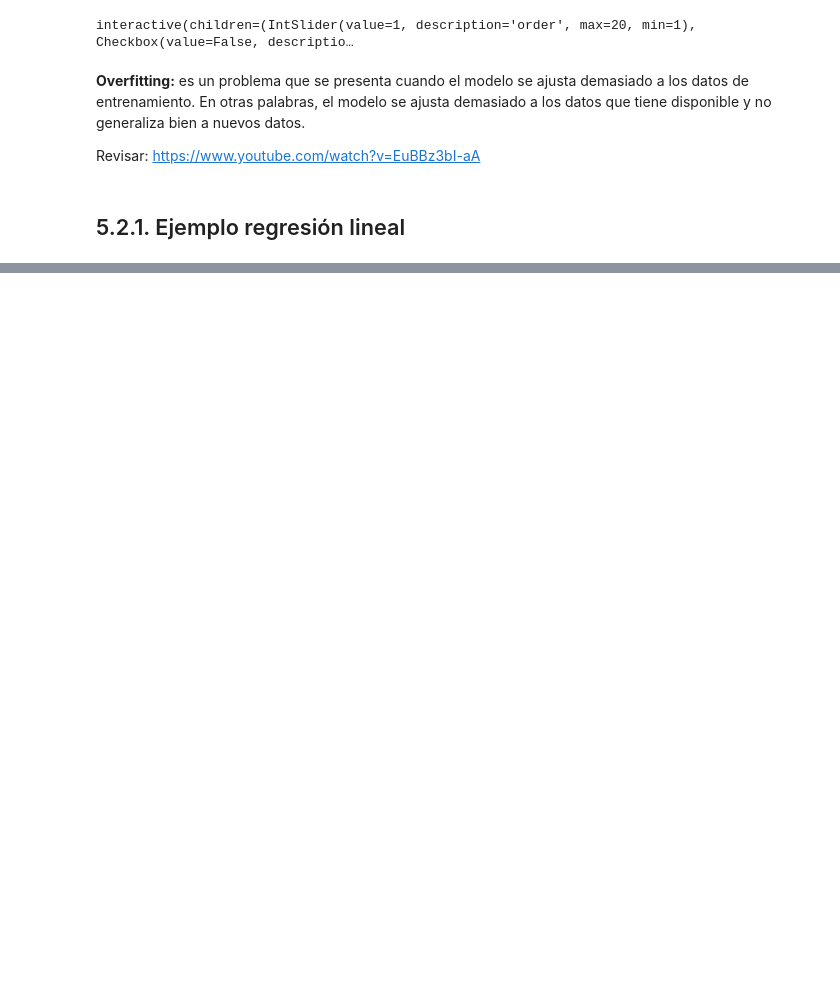
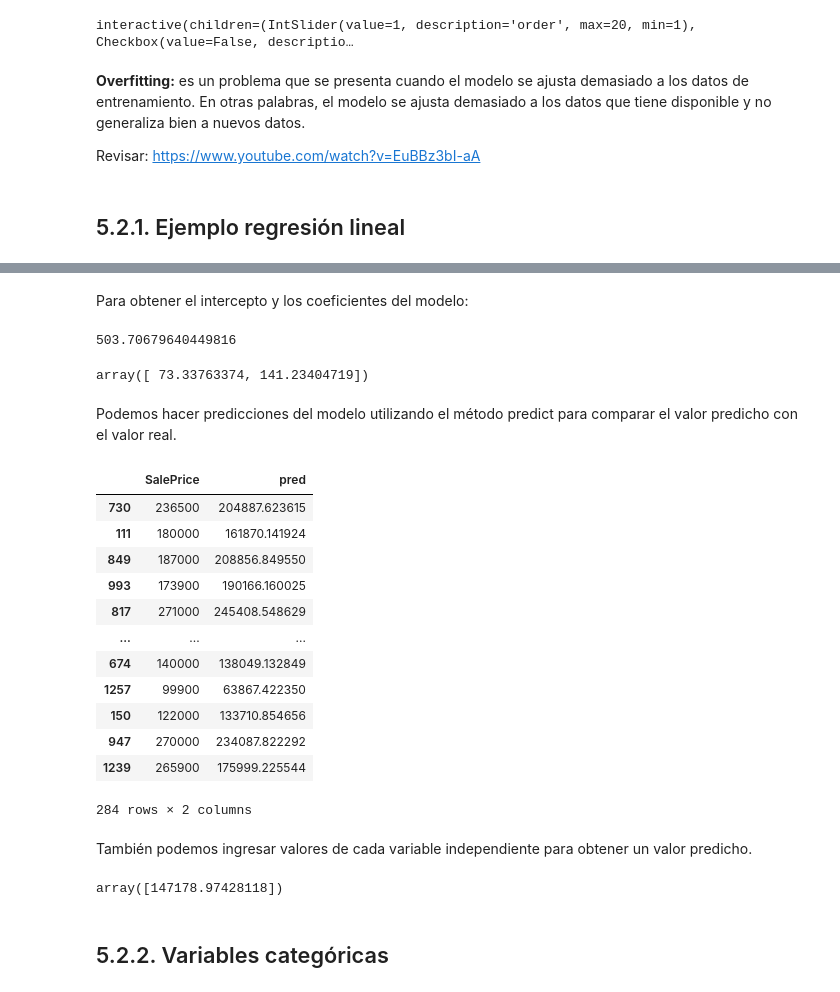
Before and after one commit to alejo-acosta/pmdb-material, a Jupyter notebook: 5.0-modelamiento.ipynb, the cells around one changed output, grey strips where cells are left out. Cells and saved outputs as stored; diff of their text form; code cells hidden in the pictures; blank space fills up the shorter version.

```diff
--- a/5.0-modelamiento.ipynb
+++ b/5.0-modelamiento.ipynb
@@ -232,13 +264,6 @@ from sklearn.linear_model import LinearRegression
 from sklearn.model_selection import train_test_split
 
 y = df['SalePrice']
-X = df[['GrLivArea']]
+X = df[['GrLivArea', 'GarageArea']]
 
 X_train, X_test, y_train, y_test = train_test_split(X, y, test_size=0.2)
-
-lr = LinearRegression()
-
-lr.fit(X_train, y_train)
-
-print('Intercept: ', lr.intercept_)
-print('Coef: ', lr.coef_)
@@ -249,0 +278,3 @@ Coef:  [99.81880999]
+# %%
+modelo_rl = LinearRegression()
+modelo_rl.fit(X_train, y_train)
@@ -249,0 +289,41 @@ Coef:  [99.81880999]
+# %% [markdown]
+Para obtener el intercepto y los coeficientes del modelo:
+# %%
+modelo_rl.intercept_
+# %% [output]
+503.70679640449816
+# %%
+modelo_rl.coef_
+# %% [output]
+array([ 73.33763374, 141.23404719])
+# %% [markdown]
+Podemos hacer predicciones del modelo utilizando el método predict para comparar el valor predicho con el valor real.
+# %%
+pred = modelo_rl.predict(X_test)
+# %%
+y_test_df = pd.DataFrame(y_test)
+y_test_df['pred'] = pred
+
+y_test_df
+# %% [output]
+|  | SalePrice | pred |
+| 730 | 236500 | 204887.623615 |
+| 111 | 180000 | 161870.141924 |
+| 849 | 187000 | 208856.849550 |
+| 993 | 173900 | 190166.160025 |
+| 817 | 271000 | 245408.548629 |
+| ... | ... | ... |
+| 674 | 140000 | 138049.132849 |
+| 1257 | 99900 | 63867.422350 |
+| 150 | 122000 | 133710.854656 |
+| 947 | 270000 | 234087.822292 |
+| 1239 | 265900 | 175999.225544 |
+284 rows × 2 columns
+# %% [markdown]
+También podemos ingresar valores de cada variable independiente para obtener un valor predicho.
+# %%
+modelo_rl.predict([[2000, 0]])
+# %% [output]
+array([147178.97428118])
+# %% [markdown]
+## 5.2.2. Variables categóricas
```
Also changed, not shown: parts of 34 cells of this notebook, 41 other files.
